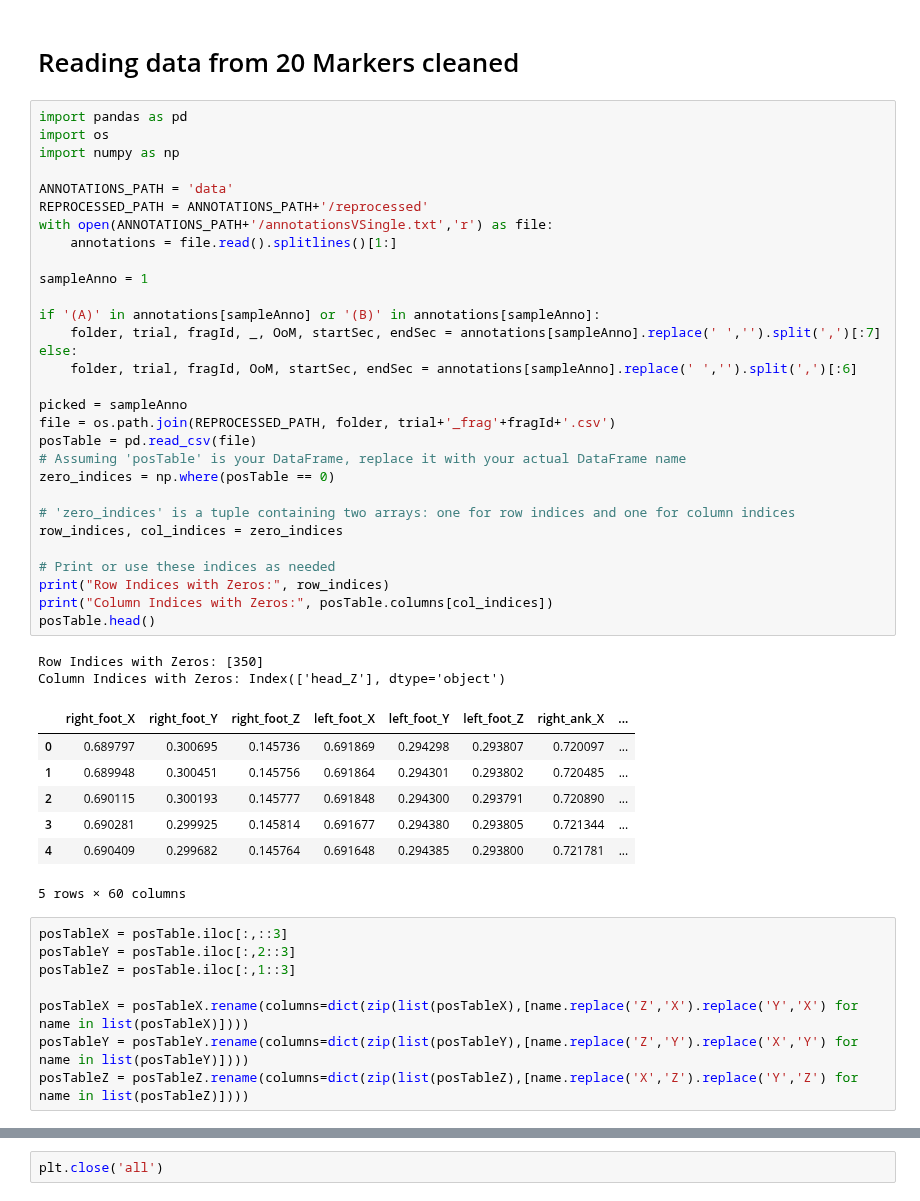
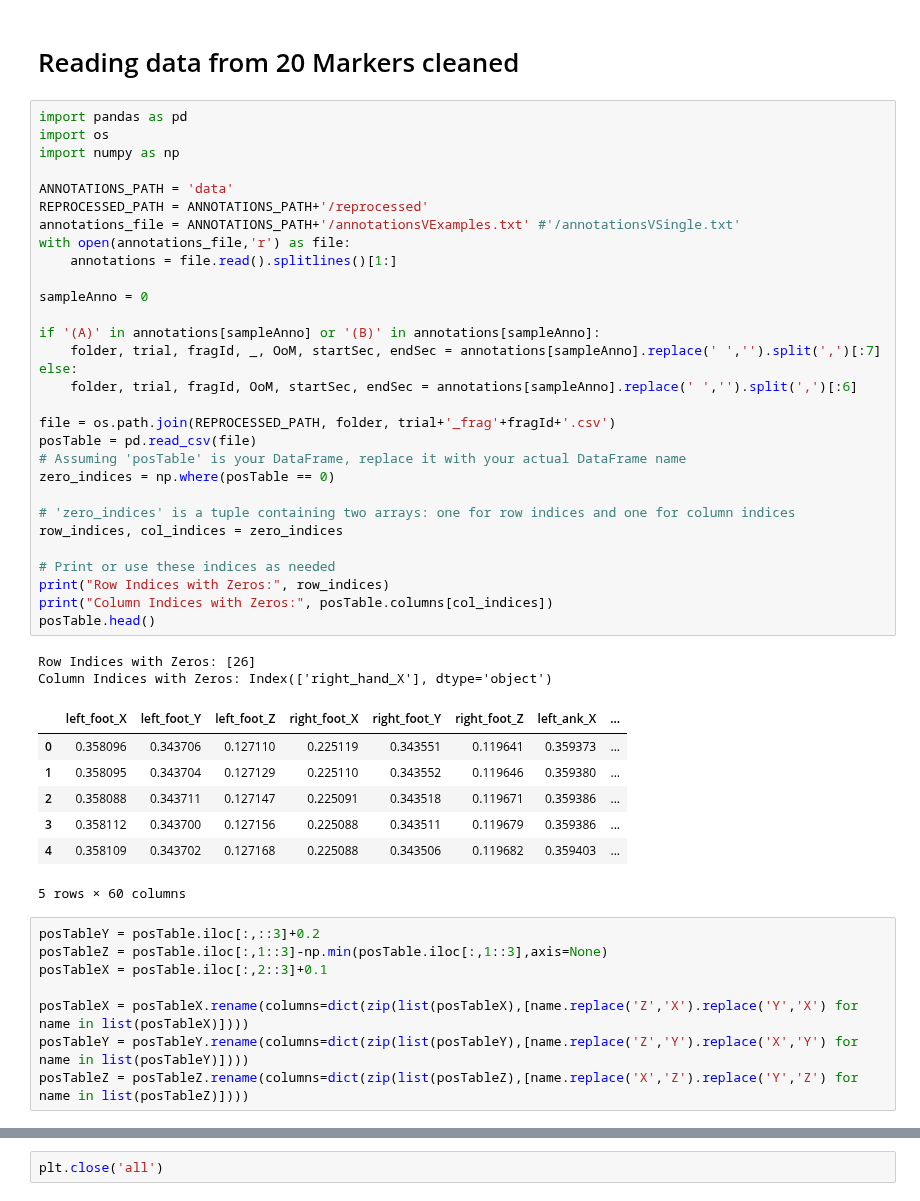
Before and after one commit to gaggioaxel/OoM-Thesis, a Jupyter notebook: code/src/ClusteringOoM.ipynb, the cells around one changed output, grey strips where cells are left out. Saved outputs shown, nothing was run; the diff lists cells and outputs as text.

```diff
--- a/code/src/ClusteringOoM.ipynb
+++ b/code/src/ClusteringOoM.ipynb
@@ -13,47 +13,47 @@ TODO casi montpellier la spine è piegata indietro perchè sembrano mancare punt
 # %%
 import pandas as pd
 import os
 import numpy as np
 
 ANNOTATIONS_PATH = 'data'
 REPROCESSED_PATH = ANNOTATIONS_PATH+'/reprocessed'
-with open(ANNOTATIONS_PATH+'/annotationsVSingle.txt','r') as file:
+annotations_file = ANNOTATIONS_PATH+'/annotationsVExamples.txt' #'/annotationsVSingle.txt'
+with open(annotations_file,'r') as file:
     annotations = file.read().splitlines()[1:]
 
-sampleAnno = 1
+sampleAnno = 0
 
 if '(A)' in annotations[sampleAnno] or '(B)' in annotations[sampleAnno]:
     folder, trial, fragId, _, OoM, startSec, endSec = annotations[sampleAnno].replace(' ','').split(',')[:7]
 else:
     folder, trial, fragId, OoM, startSec, endSec = annotations[sampleAnno].replace(' ','').split(',')[:6]
 
-picked = sampleAnno
 file = os.path.join(REPROCESSED_PATH, folder, trial+'_frag'+fragId+'.csv')
 posTable = pd.read_csv(file)
 # Assuming 'posTable' is your DataFrame, replace it with your actual DataFrame name
 zero_indices = np.where(posTable == 0)
 
 # 'zero_indices' is a tuple containing two arrays: one for row indices and one for column indices
 row_indices, col_indices = zero_indices
 
 # Print or use these indices as needed
 print("Row Indices with Zeros:", row_indices)
 print("Column Indices with Zeros:", posTable.columns[col_indices])
 posTable.head()
 # %% [output]
-Row Indices with Zeros: [350]
-Column Indices with Zeros: Index(['head_Z'], dtype='object')
+Row Indices with Zeros: [26]
+Column Indices with Zeros: Index(['right_hand_X'], dtype='object')
-|  | right_foot_X | right_foot_Y | right_foot_Z | left_foot_X | left_foot_Y | left_foot_Z | right_ank_X | ... |
-| 0 | 0.689797 | 0.300695 | 0.145736 | 0.691869 | 0.294298 | 0.293807 | 0.720097 | ... |
-| 1 | 0.689948 | 0.300451 | 0.145756 | 0.691864 | 0.294301 | 0.293802 | 0.720485 | ... |
-| 2 | 0.690115 | 0.300193 | 0.145777 | 0.691848 | 0.294300 | 0.293791 | 0.720890 | ... |
-| 3 | 0.690281 | 0.299925 | 0.145814 | 0.691677 | 0.294380 | 0.293805 | 0.721344 | ... |
-| 4 | 0.690409 | 0.299682 | 0.145764 | 0.691648 | 0.294385 | 0.293800 | 0.721781 | ... |
+|  | left_foot_X | left_foot_Y | left_foot_Z | right_foot_X | right_foot_Y | right_foot_Z | left_ank_X | ... |
+| 0 | 0.358096 | 0.343706 | 0.127110 | 0.225119 | 0.343551 | 0.119641 | 0.359373 | ... |
+| 1 | 0.358095 | 0.343704 | 0.127129 | 0.225110 | 0.343552 | 0.119646 | 0.359380 | ... |
+| 2 | 0.358088 | 0.343711 | 0.127147 | 0.225091 | 0.343518 | 0.119671 | 0.359386 | ... |
+| 3 | 0.358112 | 0.343700 | 0.127156 | 0.225088 | 0.343511 | 0.119679 | 0.359386 | ... |
+| 4 | 0.358109 | 0.343702 | 0.127168 | 0.225088 | 0.343506 | 0.119682 | 0.359403 | ... |
 5 rows × 60 columns
 # %%
-posTableX = posTable.iloc[:,::3]
-posTableY = posTable.iloc[:,2::3]
-posTableZ = posTable.iloc[:,1::3]
+posTableY = posTable.iloc[:,::3]+0.2
+posTableZ = posTable.iloc[:,1::3]-np.min(posTable.iloc[:,1::3],axis=None)
+posTableX = posTable.iloc[:,2::3]+0.1
 
 posTableX = posTableX.rename(columns=dict(zip(list(posTableX),[name.replace('Z','X').replace('Y','X') for name in list(posTableX)])))
 posTableY = posTableY.rename(columns=dict(zip(list(posTableY),[name.replace('Z','Y').replace('X','Y') for name in list(posTableY)])))
```
Also changed, not shown: parts of 2 cells of this notebook, 12 other files.
